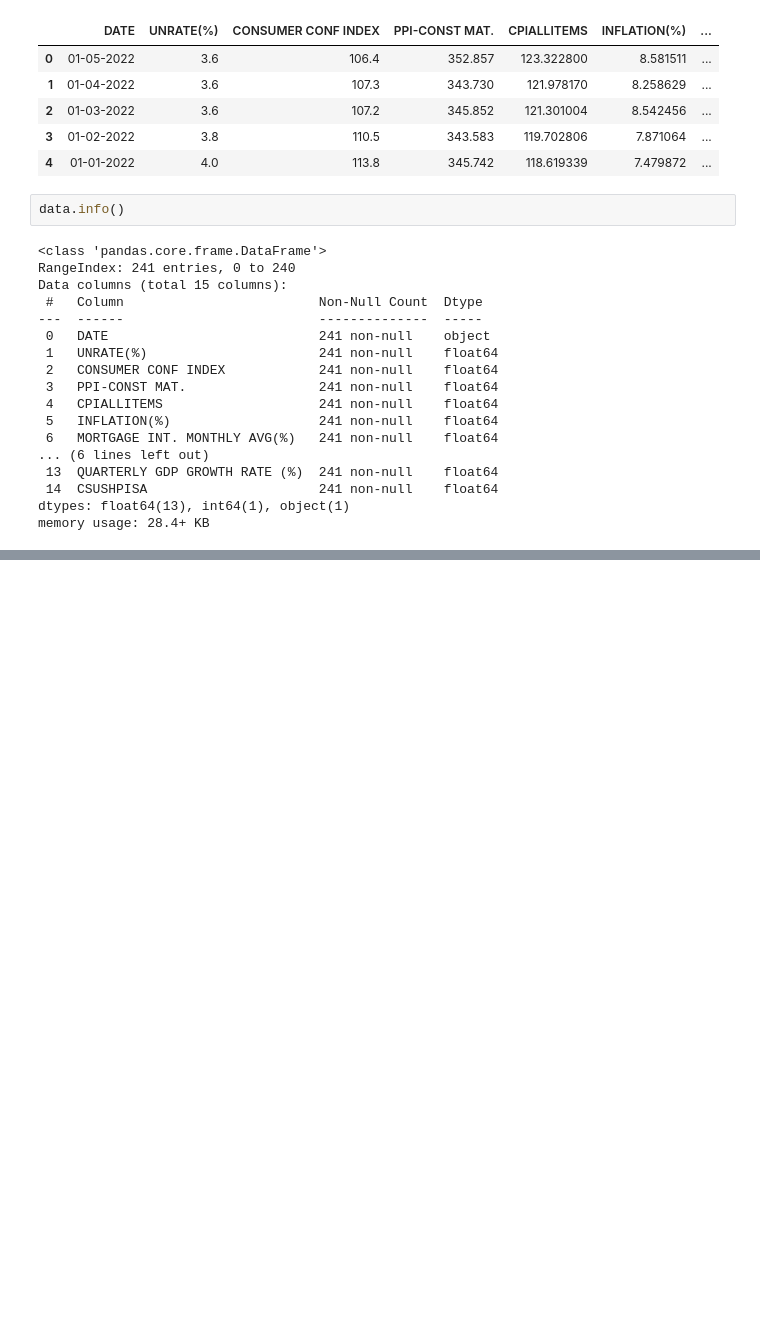
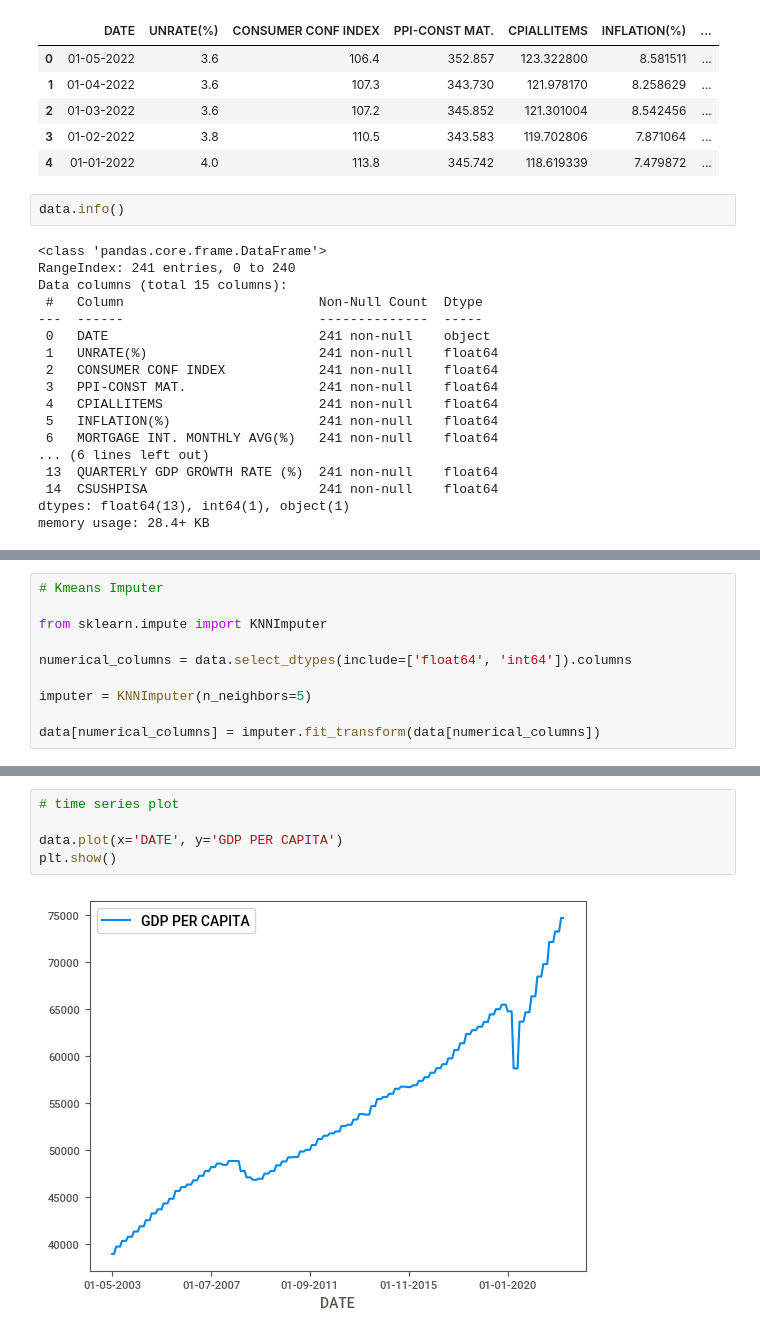
Before and after one commit to hwiminPark/Forecasting_GDP_Per_Capita_in_US, a Jupyter notebook: Forecasting_GDP_Per_Capita_in_US.ipynb, the cells around one changed output, grey strips where cells are left out. Drawn from its saved outputs; the diff is of its cells as text; blank space fills up the shorter version.

```diff
--- a/Forecasting_GDP_Per_Capita_in_US.ipynb
+++ b/Forecasting_GDP_Per_Capita_in_US.ipynb
@@ -101,0 +104,10 @@ data.describe()
+# %%
+# Kmeans Imputer
+
+from sklearn.impute import KNNImputer
+
+numerical_columns = data.select_dtypes(include=['float64', 'int64']).columns
+
+imputer = KNNImputer(n_neighbors=5)
+
+data[numerical_columns] = imputer.fit_transform(data[numerical_columns])
@@ -101,0 +139,7 @@ data.describe()
+# %%
+# time series plot
+
+data.plot(x='DATE', y='GDP PER CAPITA')
+plt.show()
+# %% [output]
+[figure, added]
```
Also changed, not shown: parts of 8 cells of this notebook.
